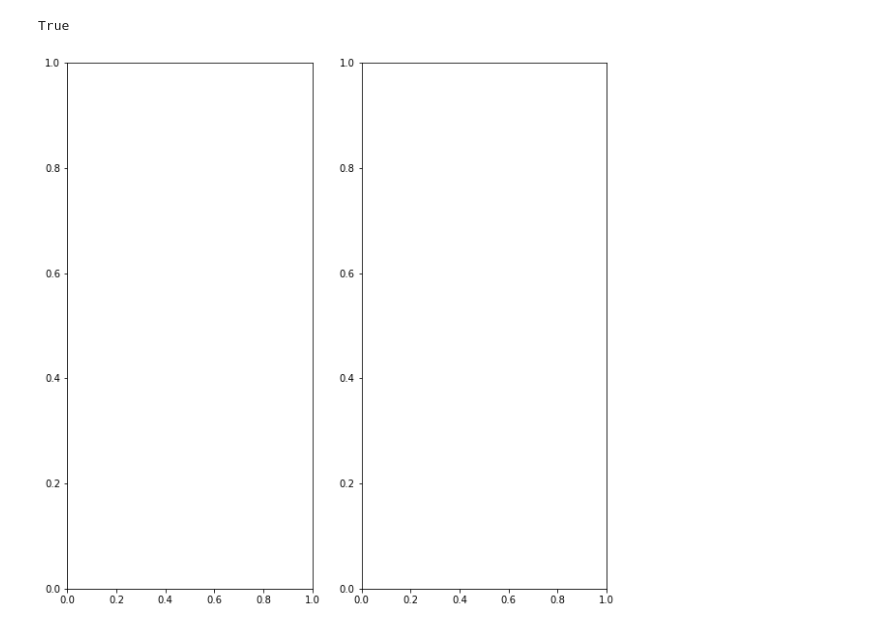
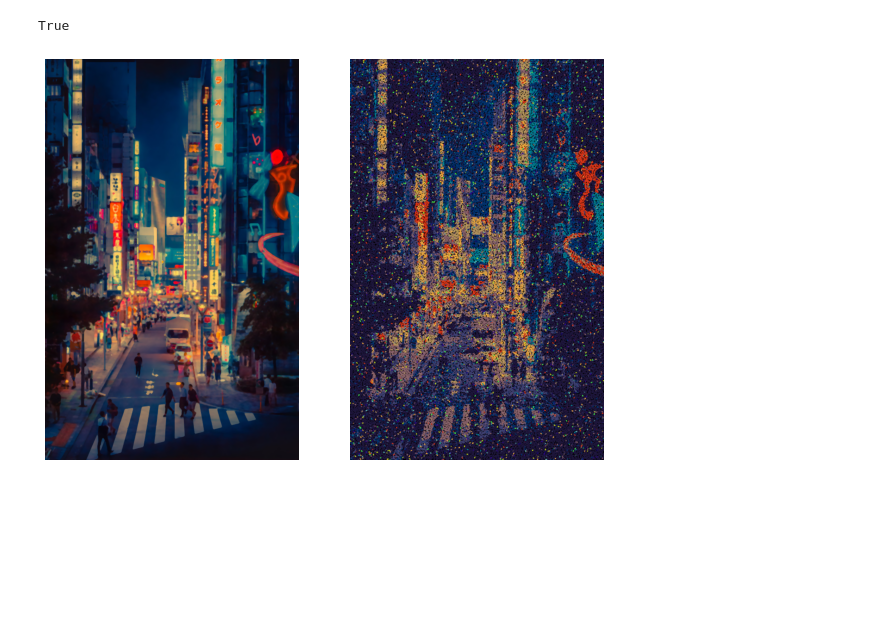
Before and after one commit to erikchomez/Pointillism, a Jupyter notebook: Pointillism.ipynb, the cells around one changed output. Drawn from its saved outputs; the diff is of its cells as text; code cells hidden in the pictures; blank space fills up the shorter version.

```diff
--- a/Pointillism.ipynb
+++ b/Pointillism.ipynb
@@ -141,6 +155,10 @@ cv2.imwrite('edits/{}.jpeg'.format(file_name), cv2.cvtColor(canvas, cv2.COLOR_RG
 True
 # %%
 fig, (ax1, ax2) = plt.subplots(1, 2, figsize=(10, 10))
-ax1.imshow(res)
+ax1.axis('off')
+ax2.axis('off')
+ax1.imshow(resized)
+ax2.imshow(canvas)
+plt.show()
 # %% [output]
-[figure, old version]
+[figure, new version]
```
Also changed, not shown: parts of 8 cells of this notebook.
